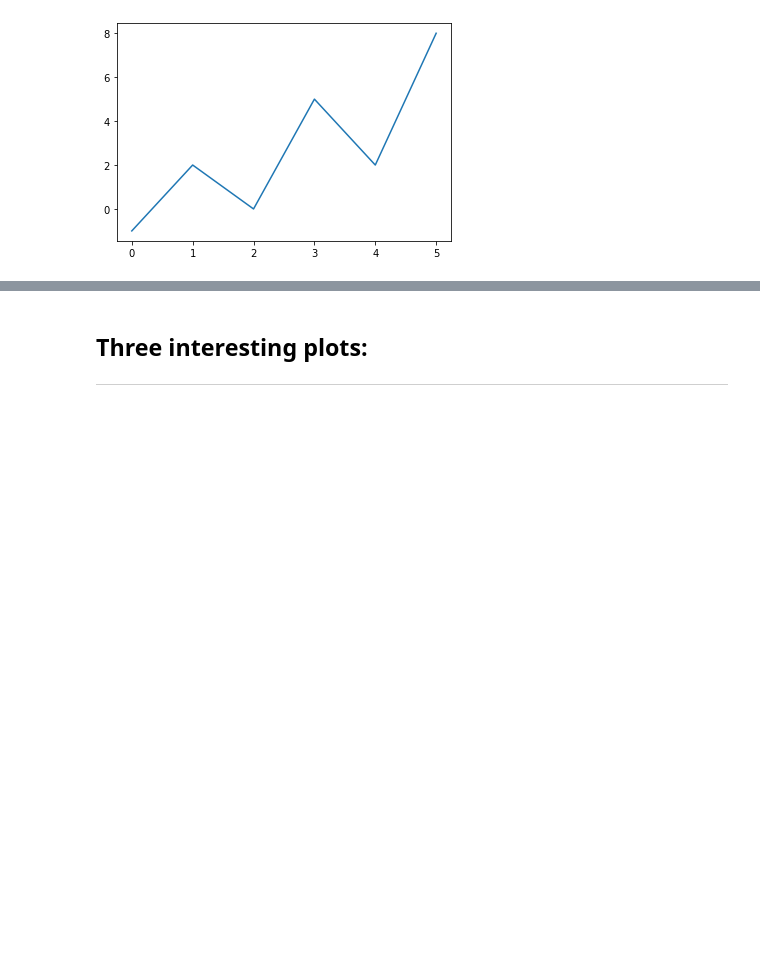
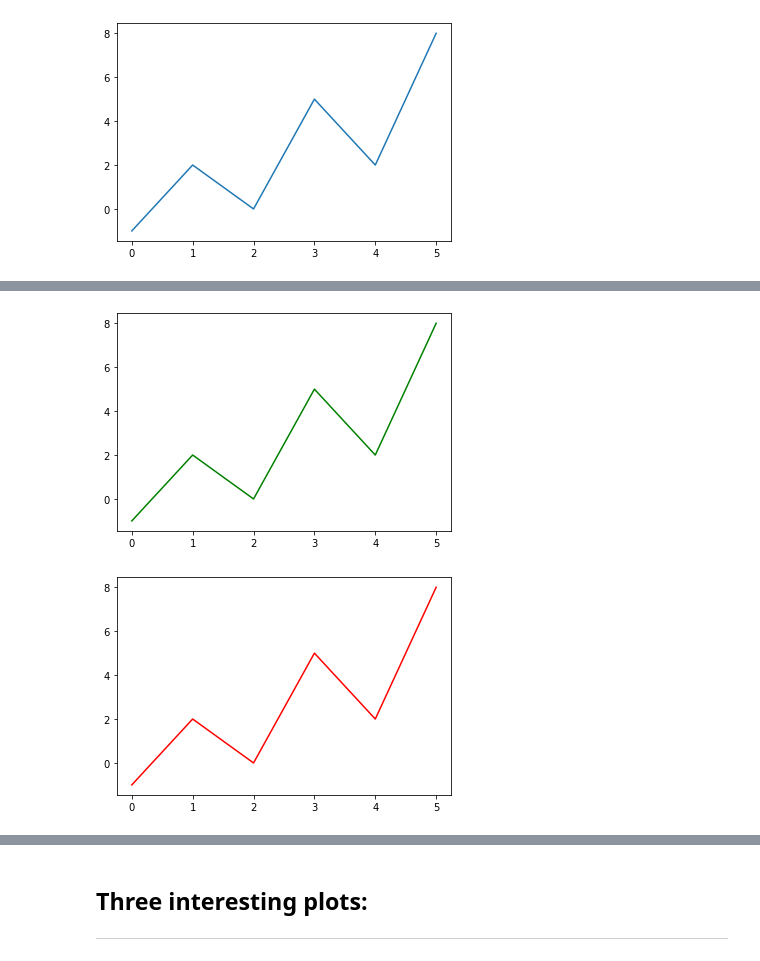
Before and after one commit to Mantvydas-data/FundamentalsofDataAnalysis, a Jupyter notebook: pyplot.ipynb, the cells around one changed output, grey strips where cells are left out. Saved outputs shown, nothing was run; the diff lists cells and outputs as text; code cells hidden in the pictures; blank space fills up the shorter version.

```diff
--- a/pyplot.ipynb
+++ b/pyplot.ipynb
@@ -66,0 +70,14 @@ plt.show()
+# %%
+# Specifying y values
+y = np.array([-1,2,0,5,2,8])
+
+# Changing line color using 'color=' or 'c=' parameter to green
+plt.plot(y, color ='green')
+plt.show()
+
+# Changing line color to red
+plt.plot(y, c ='r')
+plt.show()
+# %% [output]
+[figure, added]
+[figure, added]
```
Also changed, not shown: parts of 9 cells of this notebook.
